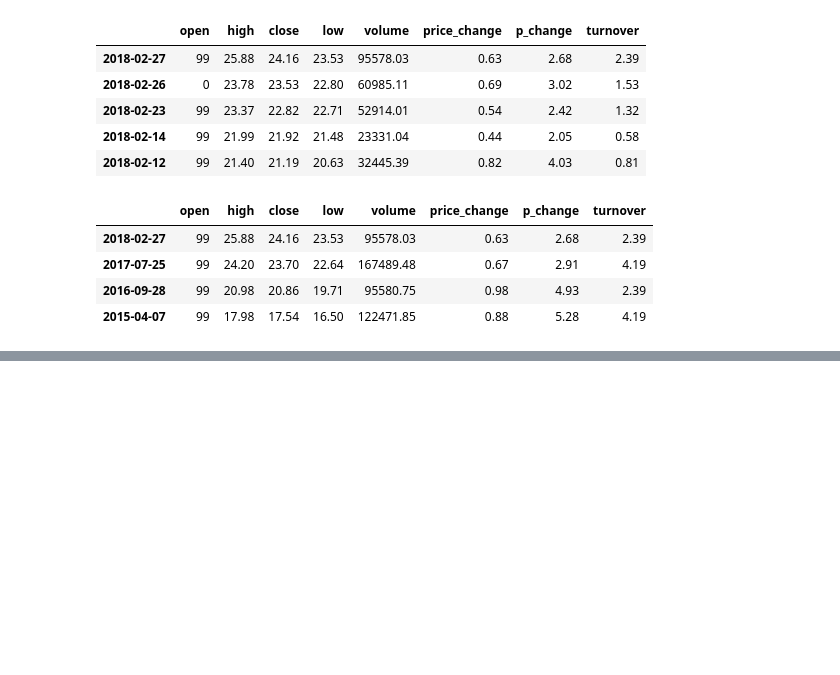
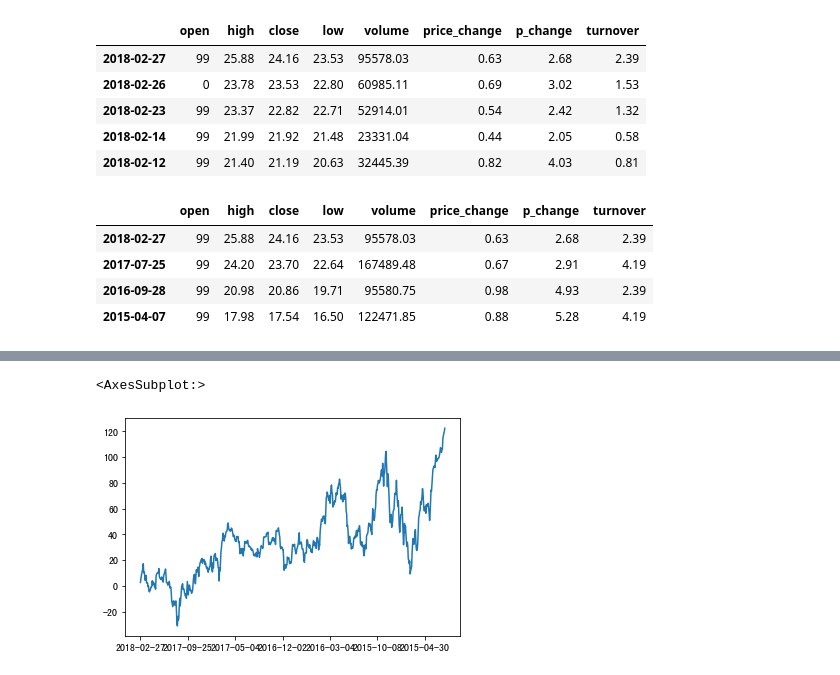
Before and after one commit to unluckynike/DataMining, a Jupyter notebook: day3/pands_demo.ipynb, the cells around one changed output, grey strips where cells are left out. Drawn from its saved outputs; the diff is of its cells as text; code cells hidden in the pictures; blank space fills up the shorter version.

```diff
--- a/day3/pands_demo.ipynb
+++ b/day3/pands_demo.ipynb
@@ -732,0 +763,5 @@ data[data["turnover"].isin([4.19, 2.39])]
+# %%
+data["p_change"].cumsum().plot() # pandas也可画图 图已经出来了 但是 时间没对齐
+# %% [output]
+<AxesSubplot:>
+[figure, added]
```
Also changed, not shown: parts of 45 cells of this notebook, 50 other files.
